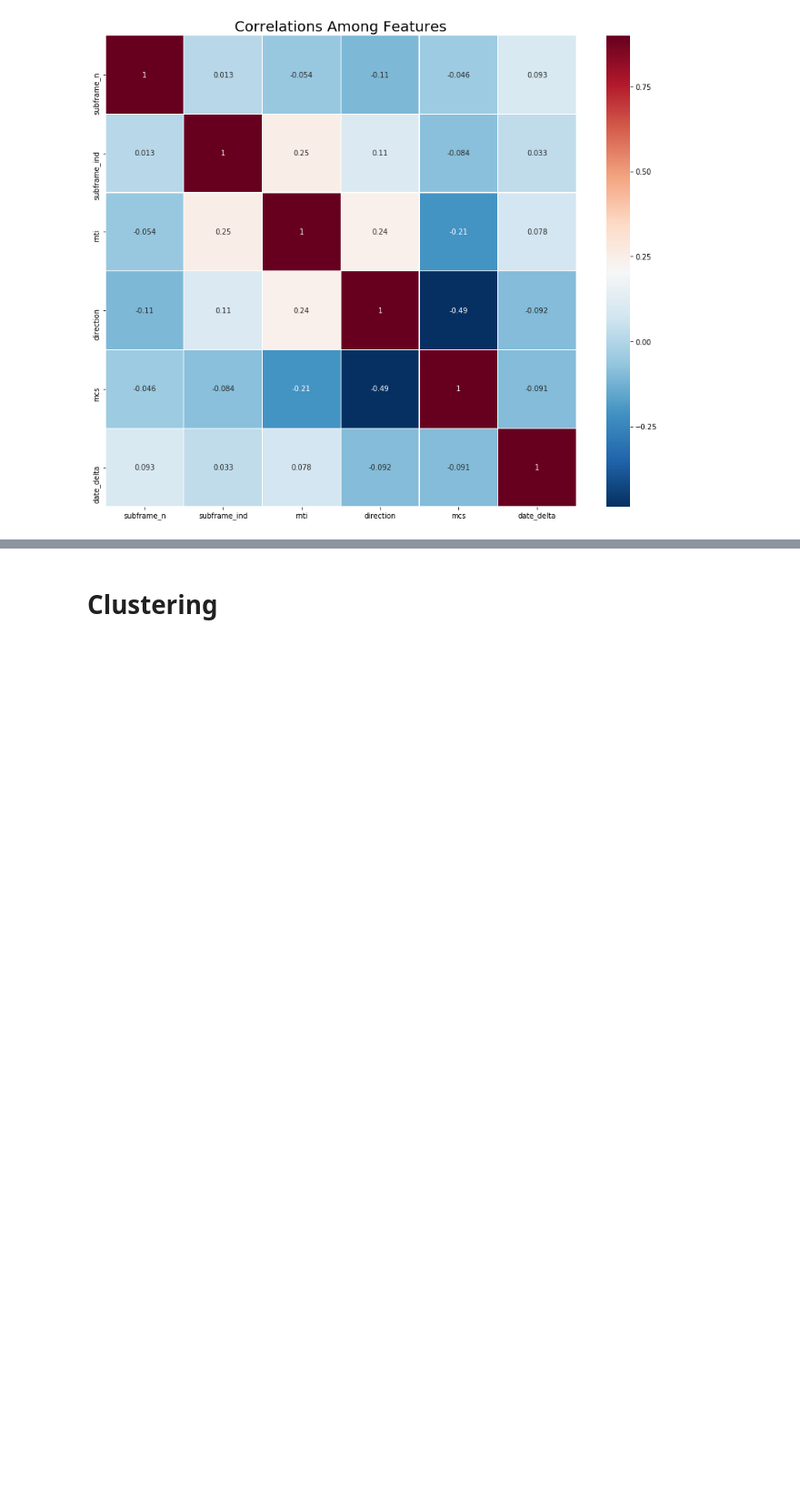
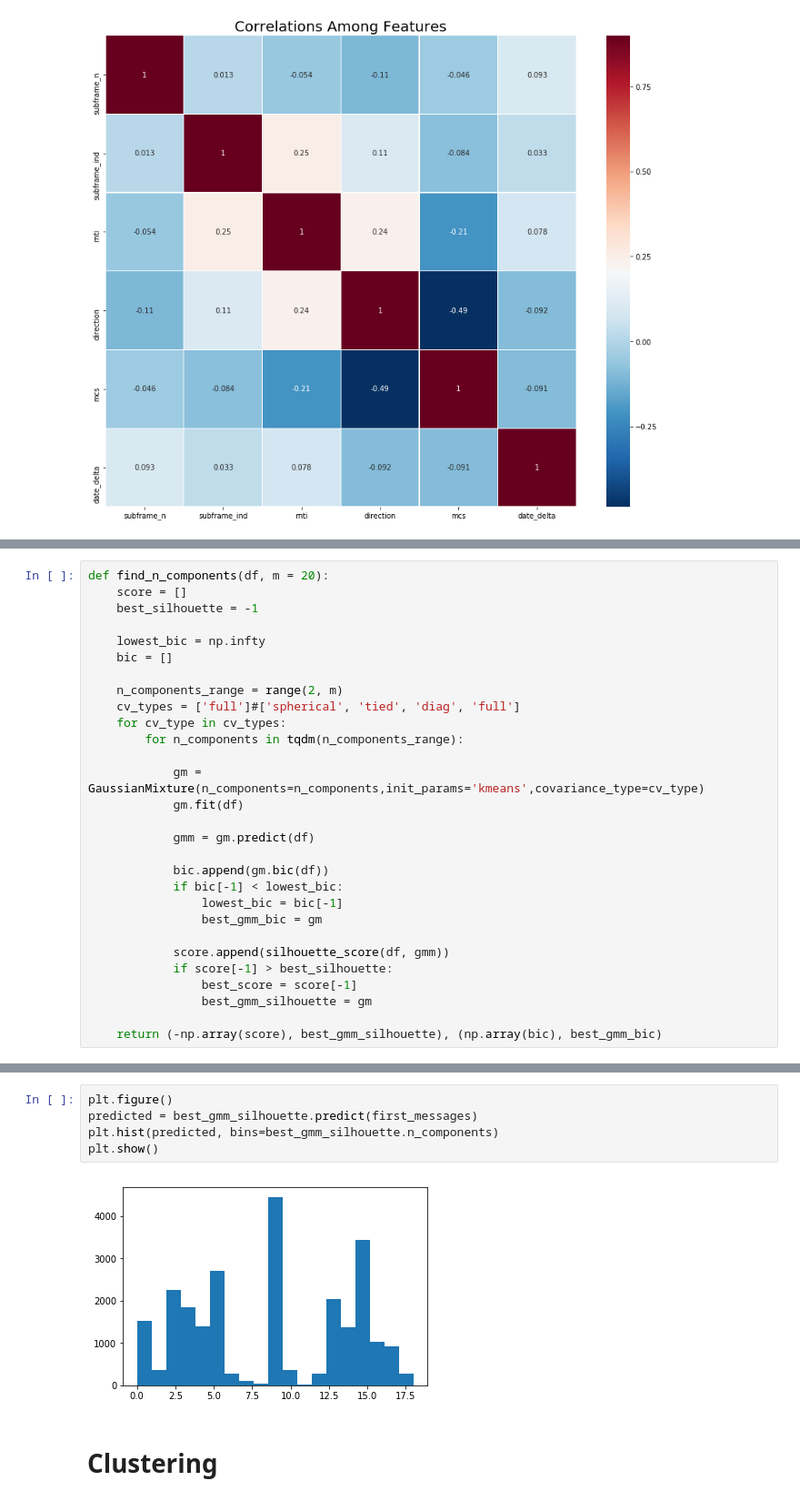
Before and after one commit to joynt/ScAvengers, a Jupyter notebook: main.ipynb, the cells around one changed output, grey strips where cells are left out. Shown at 91% size. Drawn from its saved outputs; the diff is of its cells as text; blank space fills up the shorter version.

```diff
--- a/main.ipynb
+++ b/main.ipynb
@@ -245,0 +314,29 @@ plt.title("Correlations Among Features", y = 1.03,fontsize = 20);
+# %%
+def find_n_components(df, m = 20):
+    score = []
+    best_silhouette = -1
+
+    lowest_bic = np.infty
+    bic = []
+
+    n_components_range = range(2, m)
+    cv_types = ['full']#['spherical', 'tied', 'diag', 'full']
+    for cv_type in cv_types:
+        for n_components in tqdm(n_components_range):
+
+            gm = GaussianMixture(n_components=n_components,init_params='kmeans',covariance_type=cv_type)
+            gm.fit(df)
+
+            gmm = gm.predict(df)
+
+            bic.append(gm.bic(df))
+            if bic[-1] < lowest_bic:
+                lowest_bic = bic[-1]
+                best_gmm_bic = gm
+
+            score.append(silhouette_score(df, gmm))
+            if score[-1] > best_silhouette:
+                best_score = score[-1]
+                best_gmm_silhouette = gm
+
+    return (-np.array(score), best_gmm_silhouette), (np.array(bic), best_gmm_bic)
@@ -246,2 +386,9 @@ plt.title("Correlations Among Features", y = 1.03,fontsize = 20);
+# %%
+plt.figure()
+predicted = best_gmm_silhouette.predict(first_messages)
+plt.hist(predicted, bins=best_gmm_silhouette.n_components)
+plt.show()
+# %% [output]
+[figure, added]
 # %% [markdown]
 # Clustering
```
Also changed, not shown: parts of 13 cells of this notebook.
